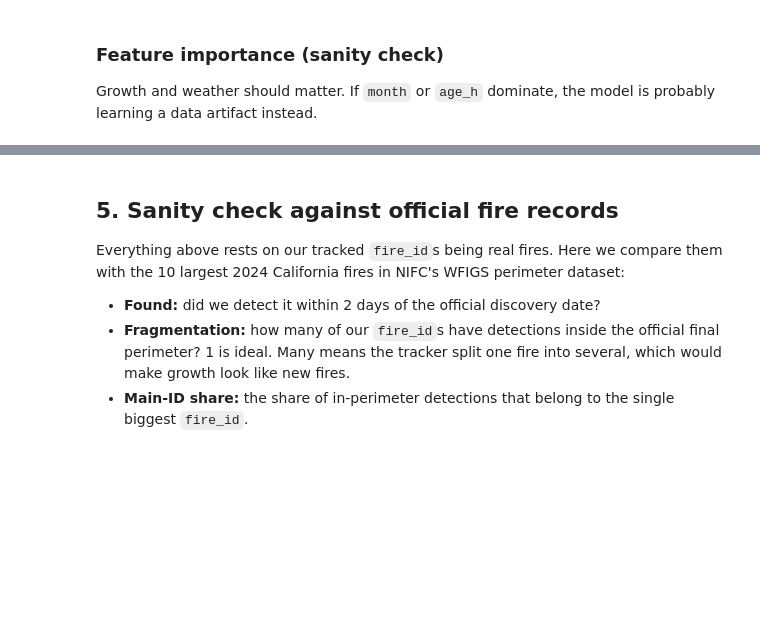
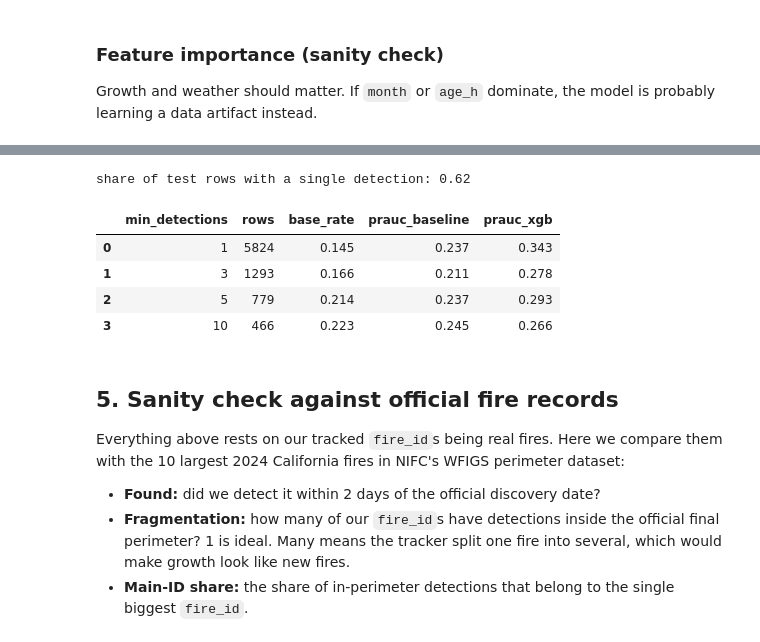
Before and after one commit to eren-o23/wildfire-prediction-risk, a Jupyter notebook: notebooks/00_feasibility.ipynb, the cells around one changed output, grey strips where cells are left out. Cells and saved outputs as stored; diff of their text form; code cells hidden in the pictures; blank space fills up the shorter version.

```diff
--- a/notebooks/00_feasibility.ipynb
+++ b/notebooks/00_feasibility.ipynb
@@ -114,3 +181,17 @@ imp.plot.barh(figsize=(6, 6), title=f"XGBoost gain importance, x={x_main}");
+# %%
+te, p_base, p_xgb, _ = preds[x_main]
+print("share of test rows with a single detection:", round((te.n_det == 1).mean(), 2))
+pd.DataFrame([dict(min_detections=lo, rows=int(m.sum()), base_rate=te.escalated[m].mean(),
+                   prauc_baseline=average_precision_score(te.escalated[m], p_base[m]),
+                   prauc_xgb=average_precision_score(te.escalated[m], p_xgb[m]))
+              for lo in (1, 3, 5, 10) for m in [(te.n_det >= lo).to_numpy()]]).round(3)
+# %% [output]
+share of test rows with a single detection: 0.62
+|  | min_detections | rows | base_rate | prauc_baseline | prauc_xgb |
+| 0 | 1 | 5824 | 0.145 | 0.237 | 0.343 |
+| 1 | 3 | 1293 | 0.166 | 0.211 | 0.278 |
+| 2 | 5 | 779 | 0.214 | 0.237 | 0.293 |
+| 3 | 10 | 466 | 0.223 | 0.245 | 0.266 |
 # %% [markdown]
 ## 5. Sanity check against official fire records
 Everything above rests on our tracked `fire_id`s being real fires. Here we compare them with the 10 largest 2024 California fires in NIFC's WFIGS perimeter dataset:
```
Also changed, not shown: parts of 11 cells of this notebook, 1 other file.
